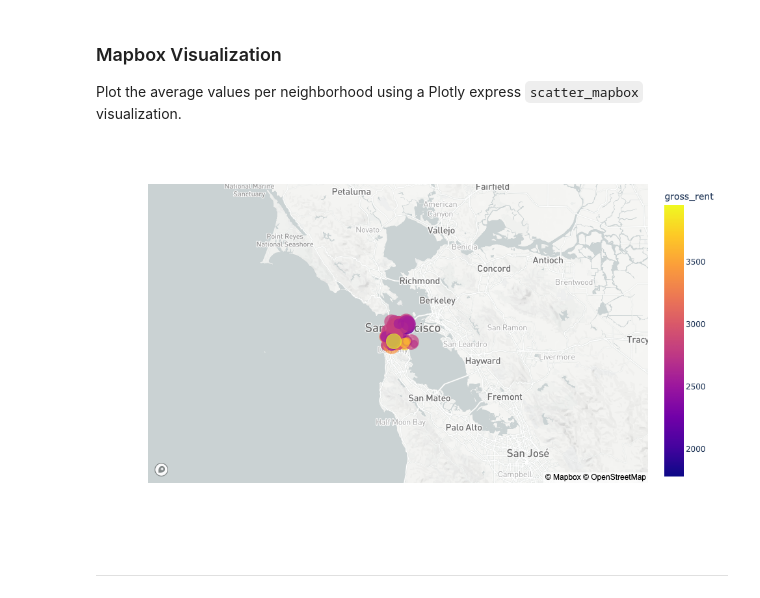
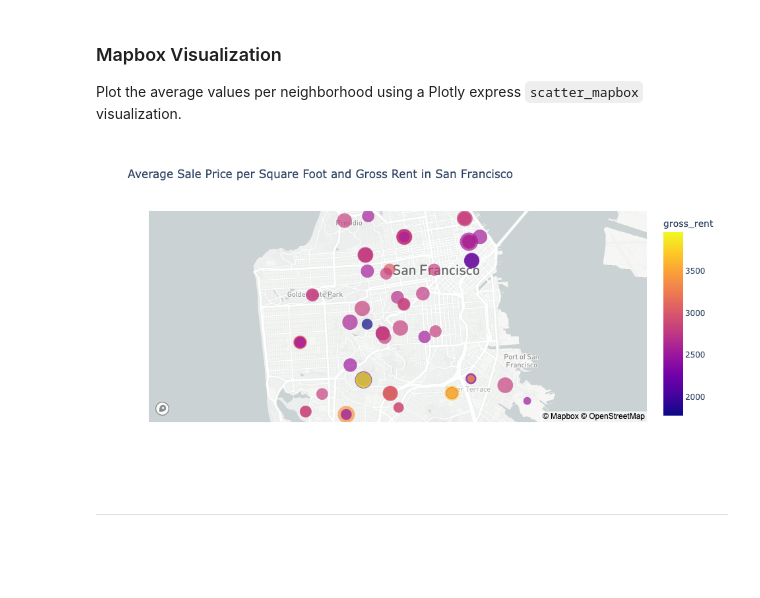
Before and after one commit to tylergehbauer/Pyhtonic-Monopoly, a Jupyter notebook: rental_analysis.ipynb, the cells around one changed output. Saved outputs shown, nothing was run; the diff lists cells and outputs as text; code cells hidden in the pictures; blank space fills up the shorter version.

```diff
--- a/rental_analysis.ipynb
+++ b/rental_analysis.ipynb
@@ -313,20 +313,22 @@ Plot the average values per neighborhood using a Plotly express `scatter_mapbox`
 # %%
 # Set the mapbox access token
 #print(map_box_api)
 px.set_mapbox_access_token(map_box_api)
 
 # Create a scatter mapbox to analyze neighborhood info
 mapbox_plot = px.scatter_mapbox(
     neighborhood_concat,
     lat="Lat",
     lon="Lon",
     color="gross_rent",
     size="sale_price_sqr_foot",
-    height = 600
+    height = 500,
+    zoom = 11,
+    title = 'Average Sale Price per Square Foot and Gross Rent in San Francisco'
 )
 mapbox_plot.show()
 # %% [output]
-[figure, old version]
+[figure, new version]
 # %% [markdown]
 - - -
 # %% [markdown]
```
Also changed, not shown: parts of 11 cells of this notebook.
